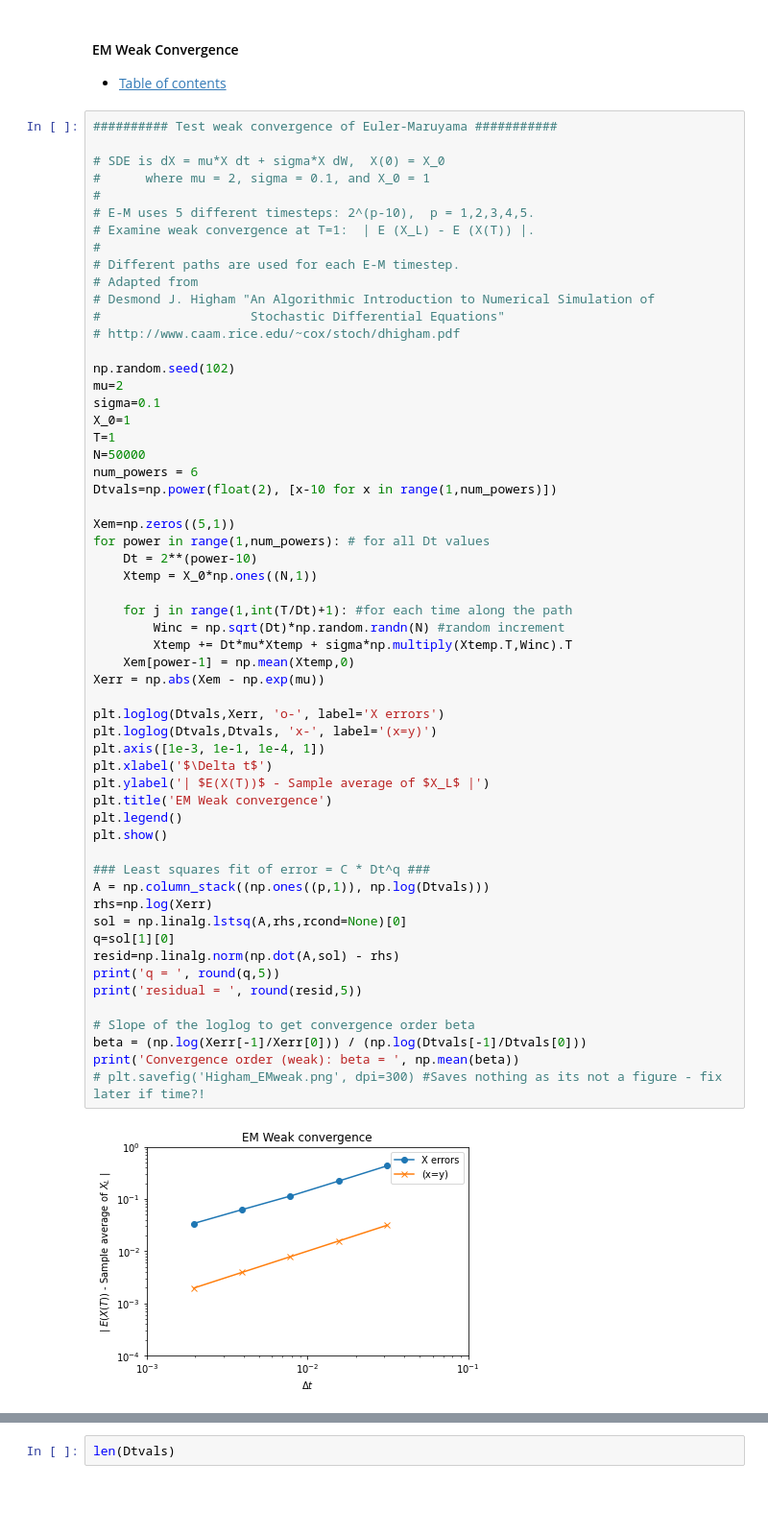
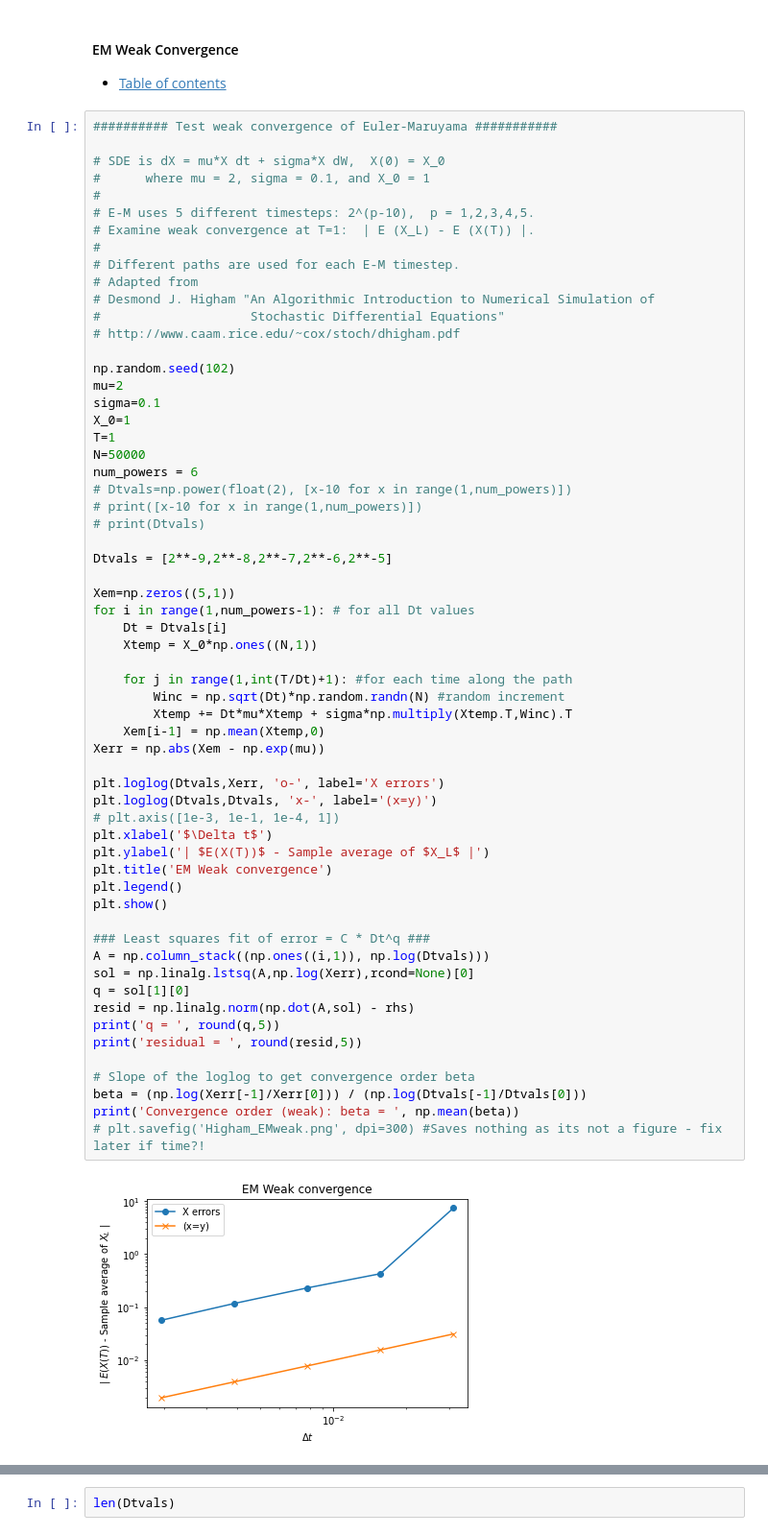
Before and after one commit to s2133934/StochVol, a Jupyter notebook: Notes.ipynb, the cells around one changed output, grey strips where cells are left out. Shown at 96% size. Cells and saved outputs as stored; diff of their text form; blank space fills up the shorter version.

```diff
--- a/Notes.ipynb
+++ b/Notes.ipynb
@@ -1851,41 +1851,44 @@ sigma=0.1
 X_0=1
 T=1
 N=50000
 num_powers = 6
-Dtvals=np.power(float(2), [x-10 for x in range(1,num_powers)])
+# Dtvals=np.power(float(2), [x-10 for x in range(1,num_powers)])
+# print([x-10 for x in range(1,num_powers)])
+# print(Dtvals)
+
+Dtvals = [2**-9,2**-8,2**-7,2**-6,2**-5]
 
 Xem=np.zeros((5,1))
-for power in range(1,num_powers): # for all Dt values
-    Dt = 2**(power-10)
+for i in range(1,num_powers-1): # for all Dt values
+    Dt = Dtvals[i]
     Xtemp = X_0*np.ones((N,1))
 
     for j in range(1,int(T/Dt)+1): #for each time along the path
         Winc = np.sqrt(Dt)*np.random.randn(N) #random increment
         Xtemp += Dt*mu*Xtemp + sigma*np.multiply(Xtemp.T,Winc).T
-    Xem[power-1] = np.mean(Xtemp,0)
+    Xem[i-1] = np.mean(Xtemp,0)
 Xerr = np.abs(Xem - np.exp(mu))
 
 plt.loglog(Dtvals,Xerr, 'o-', label='X errors')
 plt.loglog(Dtvals,Dtvals, 'x-', label='(x=y)')
-plt.axis([1e-3, 1e-1, 1e-4, 1])
+# plt.axis([1e-3, 1e-1, 1e-4, 1])
 plt.xlabel('$\Delta t$')
 plt.ylabel('| $E(X(T))$ - Sample average of $X_L$ |')
 plt.title('EM Weak convergence')
 plt.legend()
 plt.show()
 
 ### Least squares fit of error = C * Dt^q ###
-A = np.column_stack((np.ones((p,1)), np.log(Dtvals)))
-rhs=np.log(Xerr)
-sol = np.linalg.lstsq(A,rhs,rcond=None)[0]
-q=sol[1][0]
-resid=np.linalg.norm(np.dot(A,sol) - rhs)
+A = np.column_stack((np.ones((i,1)), np.log(Dtvals)))
+sol = np.linalg.lstsq(A,np.log(Xerr),rcond=None)[0]
+q = sol[1][0]
+resid = np.linalg.norm(np.dot(A,sol) - rhs)
 print('q = ', round(q,5))
 print('residual = ', round(resid,5))
 
 # Slope of the loglog to get convergence order beta
 beta = (np.log(Xerr[-1]/Xerr[0])) / (np.log(Dtvals[-1]/Dtvals[0]))
 print('Convergence order (weak): beta = ', np.mean(beta))
 # plt.savefig('Higham_EMweak.png', dpi=300) #Saves nothing as its not a figure - fix later if time?!
 # %% [output]
-[figure, old version]
+[figure, new version]
```
Also changed, not shown: parts of 57 cells of this notebook, 6 other files.
